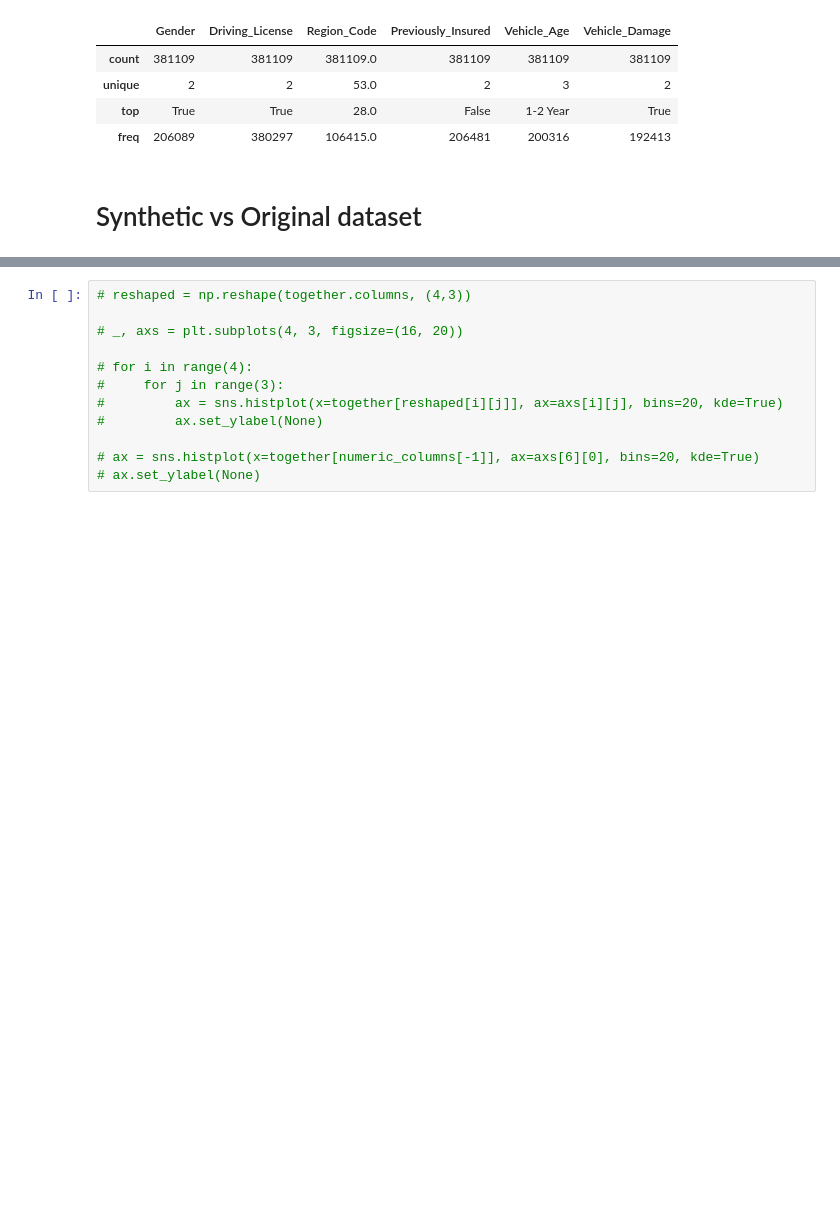
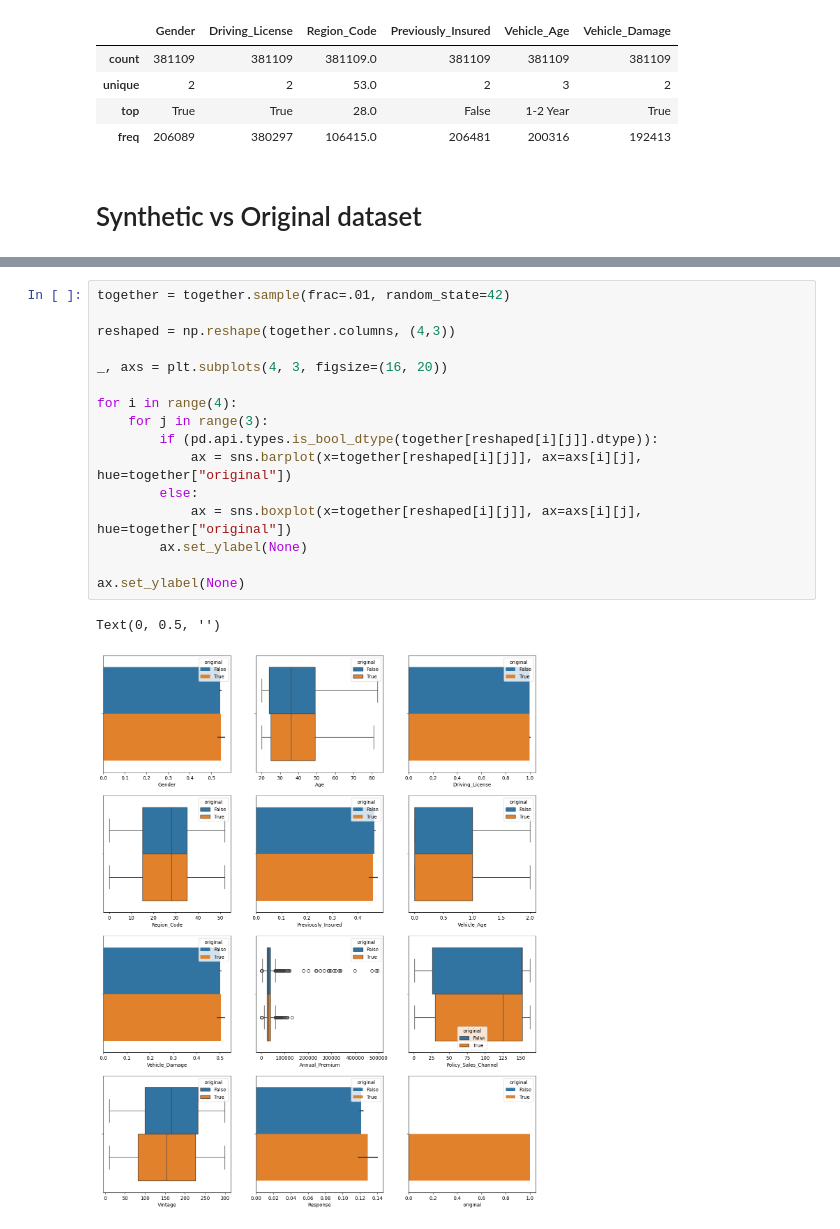
Before and after one commit to Ednaxx/Kaggle-Playground-Series, a Jupyter notebook: PS4E7-InsuranceCrossSellingClassification/ps4e7-insurance-cross-selling-prediction.ipynb, the cells around one changed output, grey strips where cells are left out. Cells and saved outputs as stored; diff of their text form; blank space fills up the shorter version.

Commit message:
PS4E7 working on data vs original

```diff
--- a/PS4E7-InsuranceCrossSellingClassification/ps4e7-insurance-cross-selling-prediction.ipynb
+++ b/PS4E7-InsuranceCrossSellingClassification/ps4e7-insurance-cross-selling-prediction.ipynb
@@ -238,12 +277,19 @@ together.head()
 # %%
-# reshaped = np.reshape(together.columns, (4,3))
+together = together.sample(frac=.01, random_state=42)
 
-# _, axs = plt.subplots(4, 3, figsize=(16, 20))
+reshaped = np.reshape(together.columns, (4,3))
 
-# for i in range(4):
-#     for j in range(3):
-#         ax = sns.histplot(x=together[reshaped[i][j]], ax=axs[i][j], bins=20, kde=True)
-#         ax.set_ylabel(None)
+_, axs = plt.subplots(4, 3, figsize=(16, 20))
 
-# ax = sns.histplot(x=together[numeric_columns[-1]], ax=axs[6][0], bins=20, kde=True)
-# ax.set_ylabel(None)
+for i in range(4):
+    for j in range(3):
+        if (pd.api.types.is_bool_dtype(together[reshaped[i][j]].dtype)):
+            ax = sns.barplot(x=together[reshaped[i][j]], ax=axs[i][j], hue=together["original"])
+        else:
+            ax = sns.boxplot(x=together[reshaped[i][j]], ax=axs[i][j], hue=together["original"])
+        ax.set_ylabel(None)
+
+ax.set_ylabel(None)
+# %% [output]
+Text(0, 0.5, '')
+[figure, added]
```
Also changed, not shown: parts of 9 cells of this notebook.
